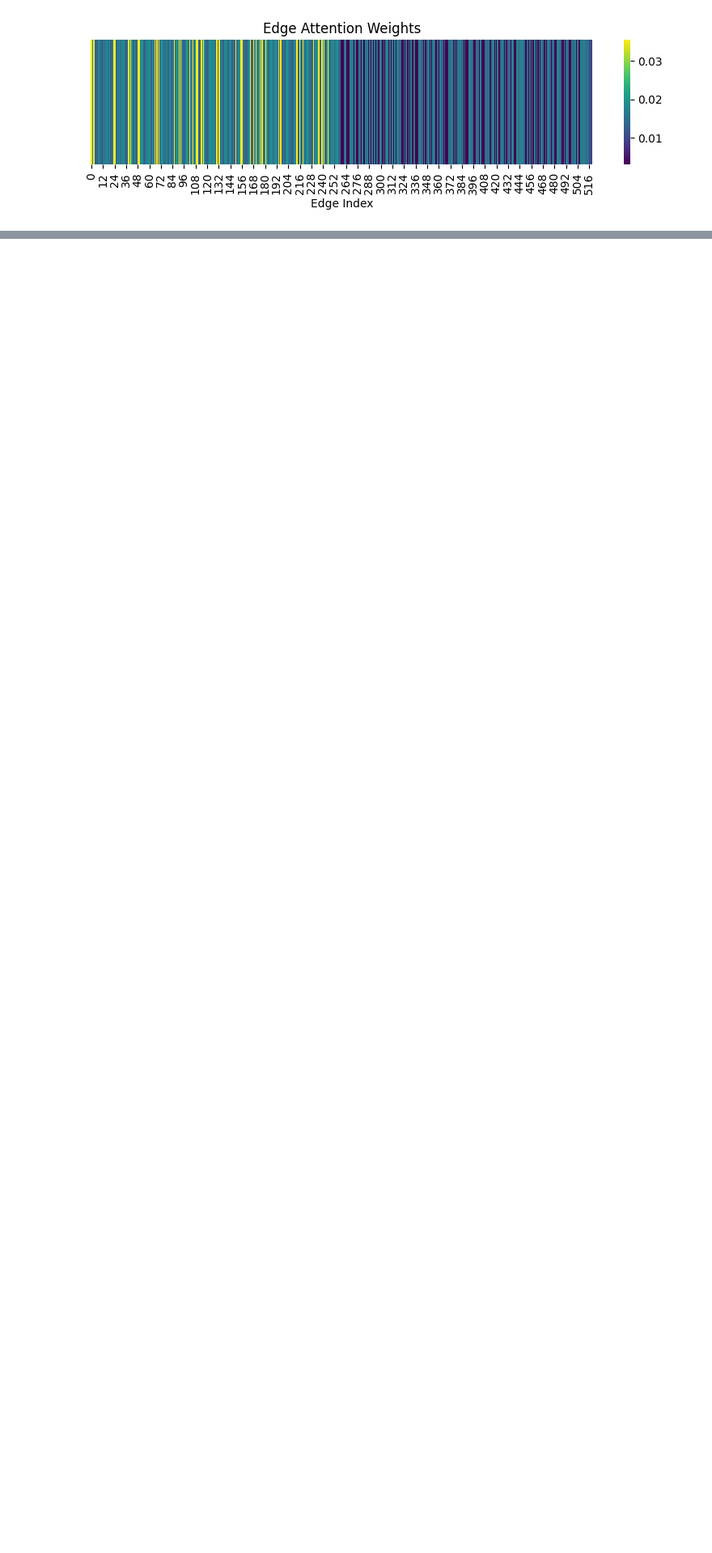
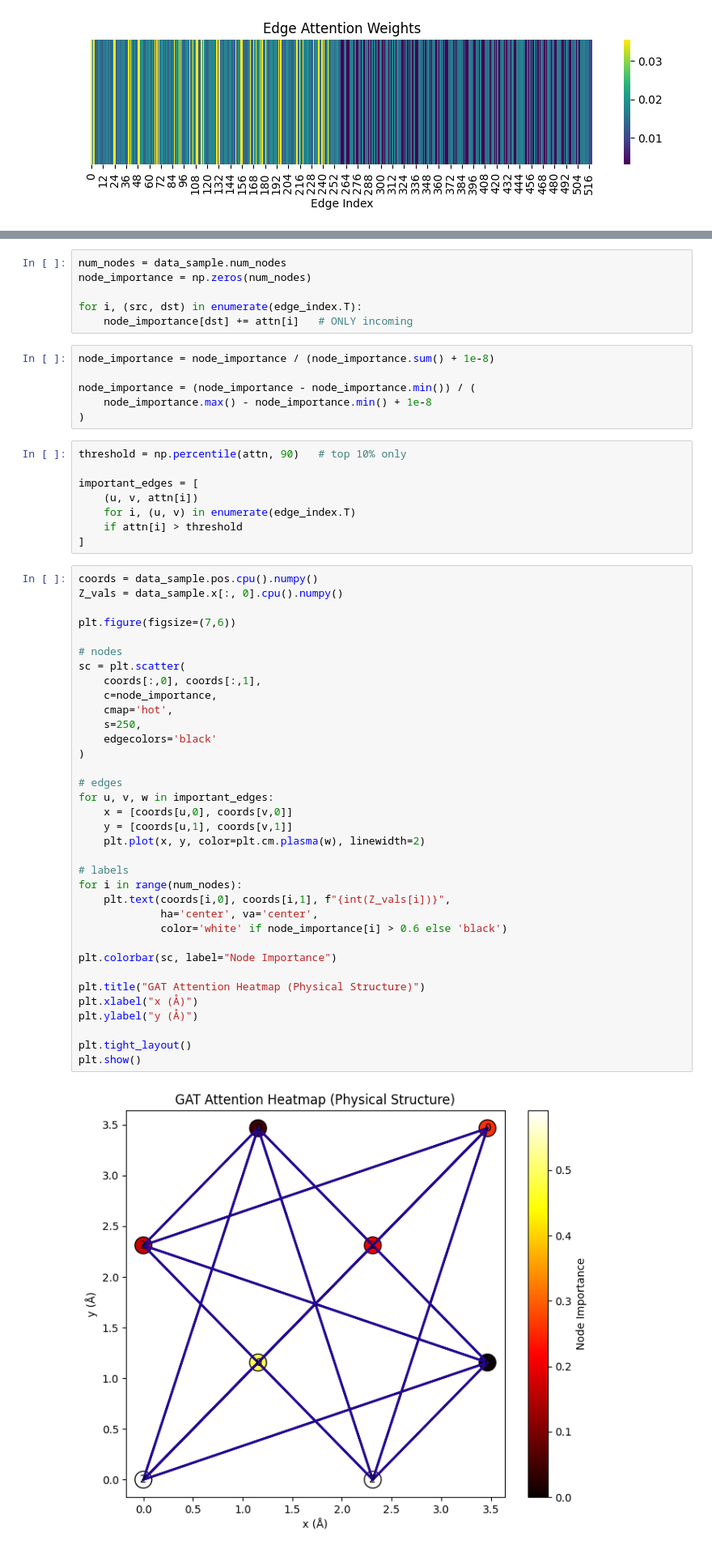
Before and after one commit to RayCharles8/ML-Project, a Jupyter notebook: GNN_models.ipynb, the cells around one changed output, grey strips where cells are left out. Shown at 81% size. Drawn from its saved outputs; the diff is of its cells as text; blank space fills up the shorter version.

```diff
--- a/GNN_models.ipynb
+++ b/GNN_models.ipynb
@@ -1179,3 +1447,60 @@ plt.show()
+# %%
+num_nodes = data_sample.num_nodes
+node_importance = np.zeros(num_nodes)
+
+for i, (src, dst) in enumerate(edge_index.T):
+    node_importance[dst] += attn[i]   # ONLY incoming
+# %%
+node_importance = node_importance / (node_importance.sum() + 1e-8)
+
+node_importance = (node_importance - node_importance.min()) / (
+    node_importance.max() - node_importance.min() + 1e-8
+)
+# %%
+threshold = np.percentile(attn, 90)   # top 10% only
+
+important_edges = [
+    (u, v, attn[i])
+    for i, (u, v) in enumerate(edge_index.T)
+    if attn[i] > threshold
+]
+# %%
+coords = data_sample.pos.cpu().numpy()
+Z_vals = data_sample.x[:, 0].cpu().numpy()
+
+plt.figure(figsize=(7,6))
+
+# nodes
+sc = plt.scatter(
+    coords[:,0], coords[:,1],
+    c=node_importance,
+    cmap='hot',
+    s=250,
+    edgecolors='black'
+)
+
+# edges
+for u, v, w in important_edges:
+    x = [coords[u,0], coords[v,0]]
+    y = [coords[u,1], coords[v,1]]
+    plt.plot(x, y, color=plt.cm.plasma(w), linewidth=2)
+
+# labels
+for i in range(num_nodes):
+    plt.text(coords[i,0], coords[i,1], f"{int(Z_vals[i])}",
+             ha='center', va='center',
+             color='white' if node_importance[i] > 0.6 else 'black')
+
+plt.colorbar(sc, label="Node Importance")
+
+plt.title("GAT Attention Heatmap (Physical Structure)")
+plt.xlabel("x (Å)")
+plt.ylabel("y (Å)")
+
+plt.tight_layout()
+plt.show()
+# %% [output]
+[figure, added]
 # %% [markdown]
 # Python Symbolic Regression
 # %%
```
Also changed, not shown: parts of 14 cells of this notebook.
